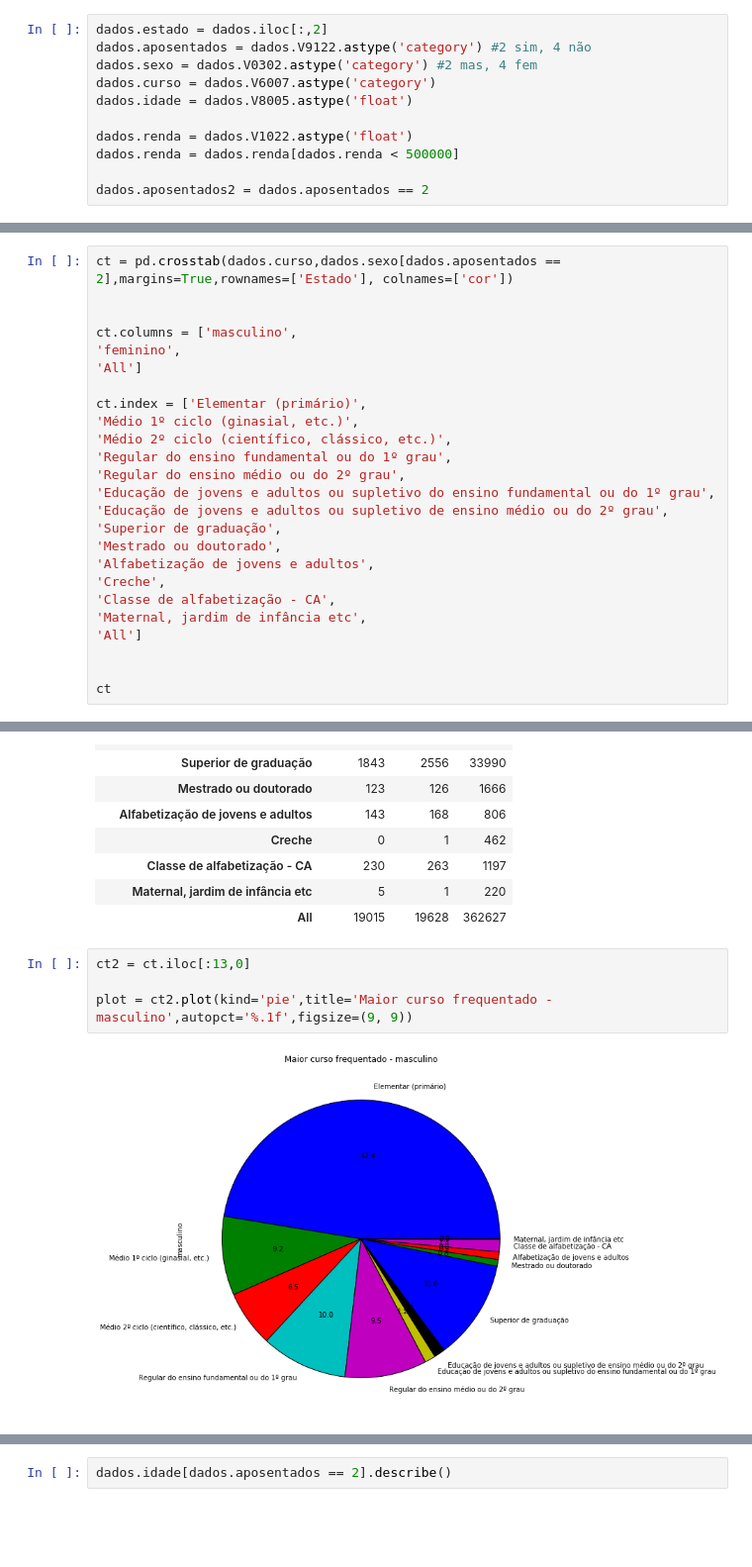
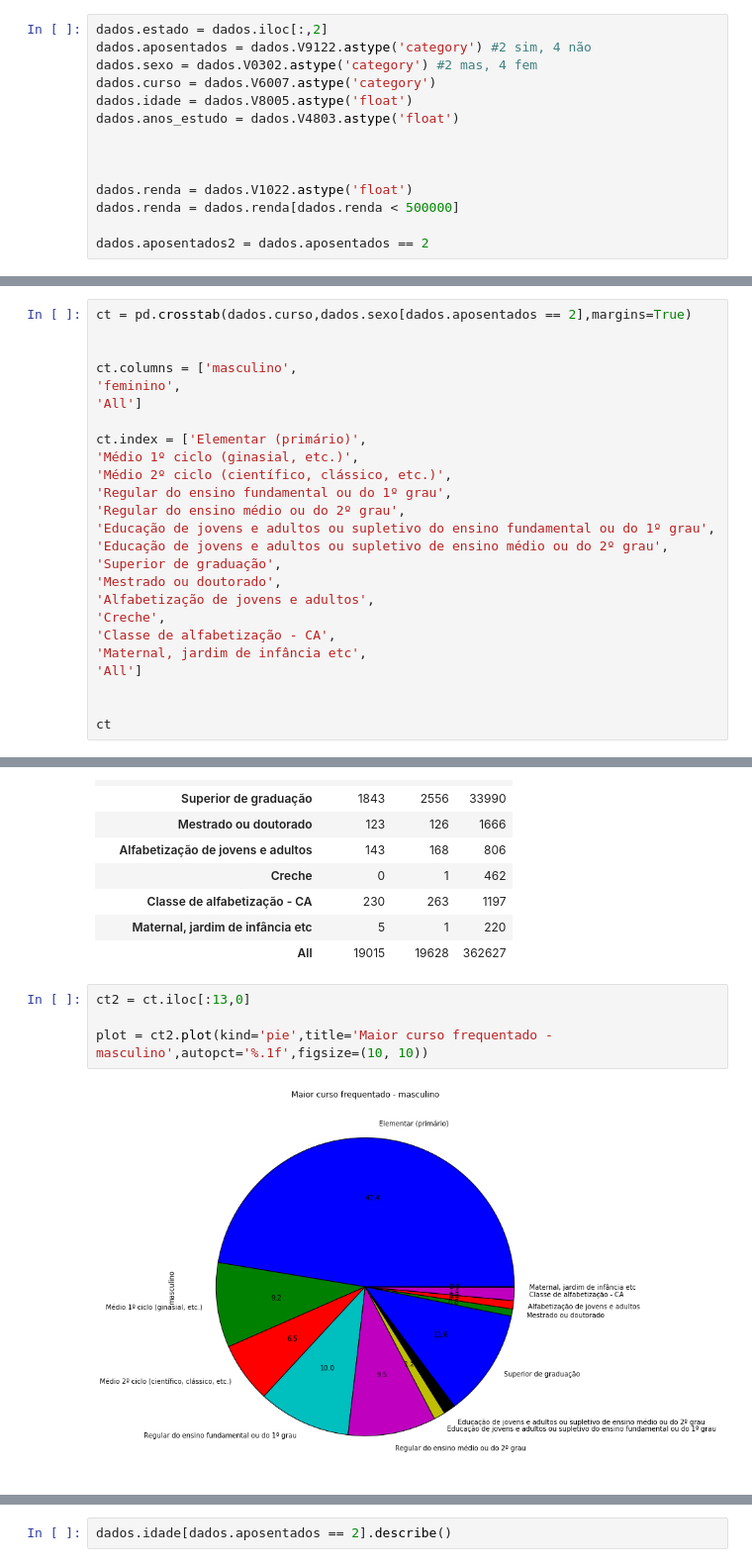
Before and after one commit to Formulos/CD, a Jupyter notebook: Projeto 1/Projeto 1.ipynb, the cells around one changed output, grey strips where cells are left out. Shown: that part at 99% size. Cells and saved outputs as stored; diff of their text form; blank space fills up the shorter version.

```diff
--- a/Projeto 1/Projeto 1.ipynb
+++ b/Projeto 1/Projeto 1.ipynb
@@ -44,6 +44,9 @@ dados.aposentados = dados.V9122.astype('category') #2 sim, 4 não
 dados.sexo = dados.V0302.astype('category') #2 mas, 4 fem
 dados.curso = dados.V6007.astype('category')
 dados.idade = dados.V8005.astype('float')
+dados.anos_estudo = dados.V4803.astype('float')
+
+
 
 dados.renda = dados.V1022.astype('float')
 dados.renda = dados.renda[dados.renda < 500000]
@@ -118,7 +123,7 @@ print(dados.renda.mas.median())
 760.0
 1000.0
 # %%
-ct = pd.crosstab(dados.curso,dados.sexo[dados.aposentados == 2],margins=True,rownames=['Estado'], colnames=['cor'])
+ct = pd.crosstab(dados.curso,dados.sexo[dados.aposentados == 2],margins=True)
 
 
 ct.columns = ['masculino',
@@ -161,9 +166,9 @@ ct
 # %%
 ct2 = ct.iloc[:13,0]
 
-plot = ct2.plot(kind='pie',title='Maior curso frequentado - masculino',autopct='%.1f',figsize=(9, 9))
+plot = ct2.plot(kind='pie',title='Maior curso frequentado - masculino',autopct='%.1f',figsize=(10, 10))
 # %% [output]
-[figure, old version]
+[figure, new version]
 # %%
 ct3 = ct.iloc[:13,1]
 
```
Also changed, not shown: parts of 11 cells of this notebook.
